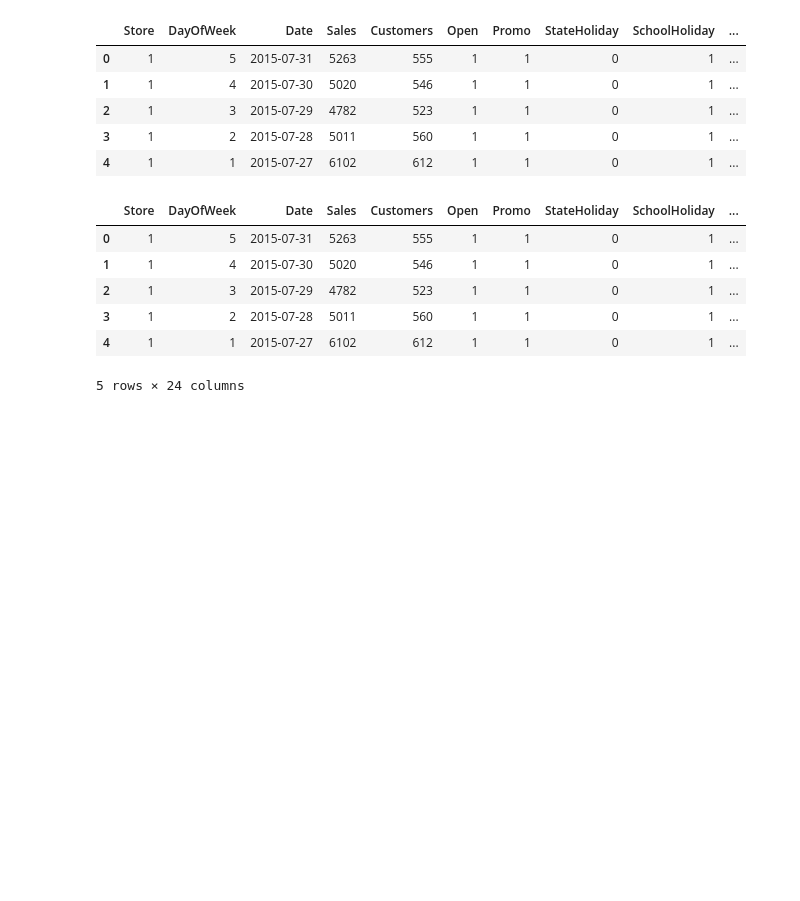
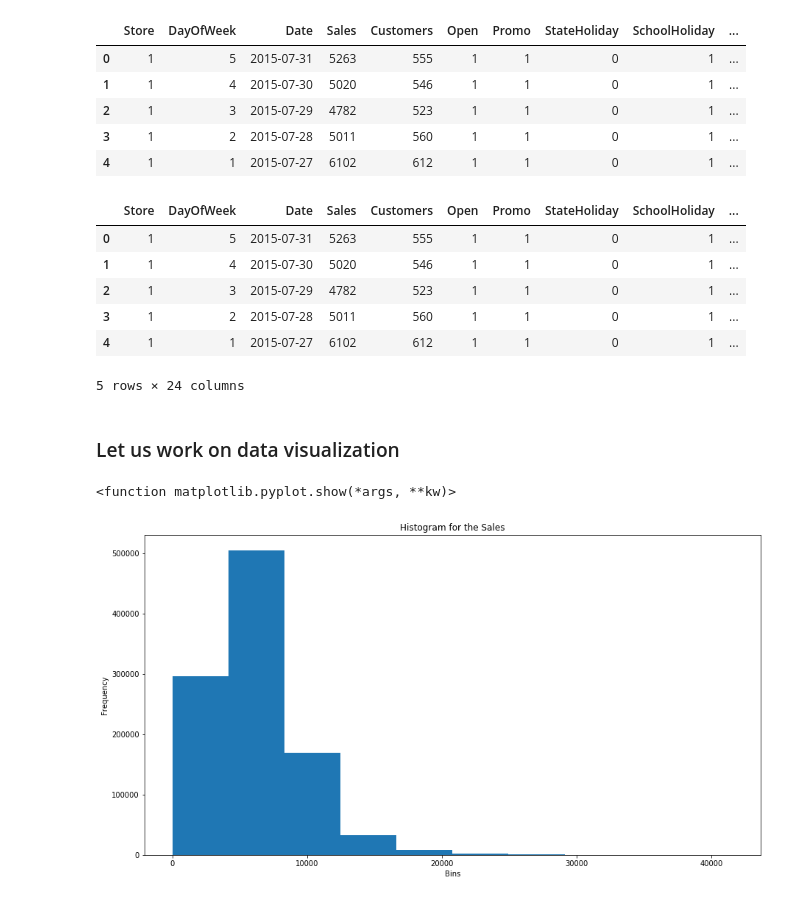
Before and after one commit to aadideshpande/rossmann_store_sales, a Jupyter notebook: Rossmann Store Sales.ipynb, the cells around one changed output. Drawn from its saved outputs; the diff is of its cells as text; code cells hidden in the pictures; blank space fills up the shorter version.

```diff
--- a/Rossmann Store Sales.ipynb
+++ b/Rossmann Store Sales.ipynb
@@ -107,3 +107,5 @@ new_df.head(5)
 | 3 | 1 | 2 | 2015-07-28 | 5011 | 560 | 1 | 1 | 0 | 1 | ... |
 | 4 | 1 | 1 | 2015-07-27 | 6102 | 612 | 1 | 1 | 0 | 1 | ... |
 5 rows × 24 columns
+# %% [markdown]
+### Let us work on data visualization
@@ -109,0 +114,10 @@ new_df.head(5)
+# %%
+plt.figure(figsize=(15,8))
+plt.hist(new_df["Sales"])
+plt.title("Histogram for the Sales")
+plt.xlabel("Bins")
+plt.ylabel("Frequency")
+plt.show
+# %% [output]
+<function matplotlib.pyplot.show(*args, **kw)>
+[figure, added]
```
Also changed, not shown: parts of 29 cells of this notebook.
